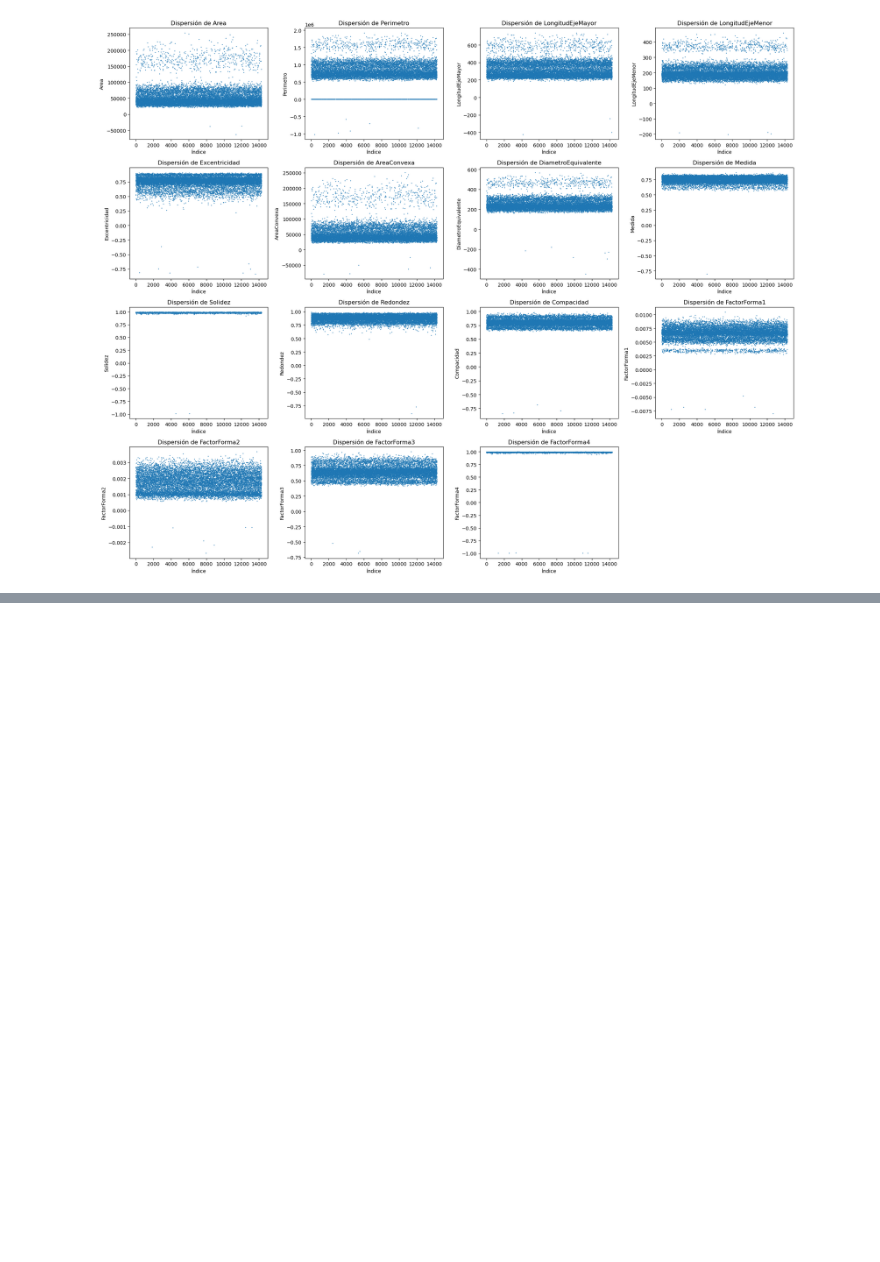
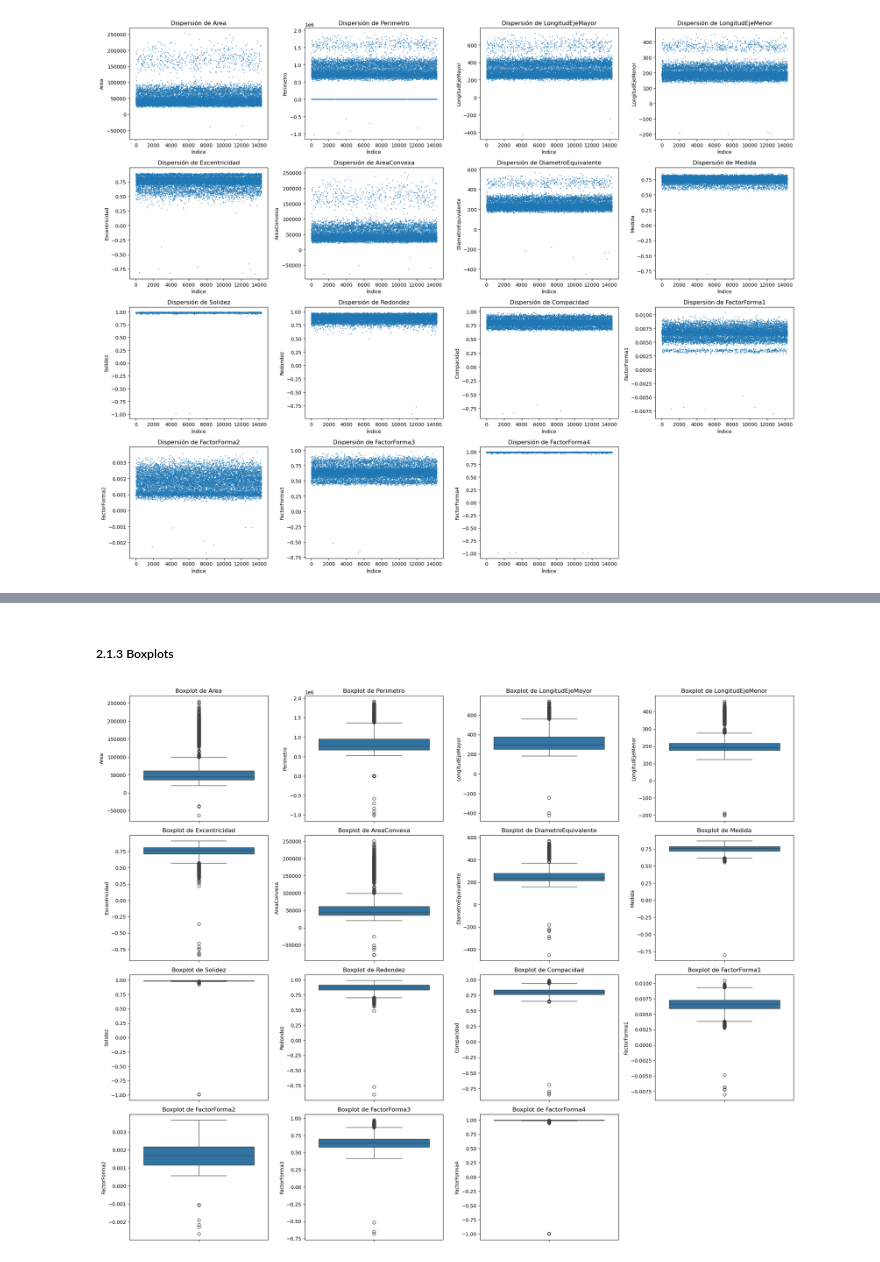
Before and after one commit to carvafel/Laboratorio-2, a Jupyter notebook: Lab2.ipynb, the cells around one changed output, grey strips where cells are left out. Drawn from its saved outputs; the diff is of its cells as text; code cells hidden in the pictures; blank space fills up the shorter version.

```diff
--- a/Lab2.ipynb
+++ b/Lab2.ipynb
@@ -97,0 +127,23 @@ plt.show()
+# %% [markdown]
+##### 2.1.3 Boxplots
+# %%
+# Parámetros de la grilla
+columnas_por_fila = 4
+filas_boxplot = math.ceil(len(numericas) / columnas_por_fila)
+
+fig, axes_box = plt.subplots(filas_boxplot, columnas_por_fila, figsize=(columnas_por_fila * 5, filas_boxplot * 4))
+axes_box = axes_box.flatten()
+
+for ax, col in zip(axes_box, numericas):
+    sns.boxplot(y=df[col], ax=ax)
+    ax.set_title(f"Boxplot de {col}")
+    ax.set_ylabel(col)
+
+# Ocultar subplots sobrantes
+for ax in axes_box[len(numericas):]:
+    ax.set_visible(False)
+
+plt.tight_layout()
+plt.show()
+# %% [output]
+[figure, added]
```
Also changed, not shown: parts of 4 cells of this notebook.
